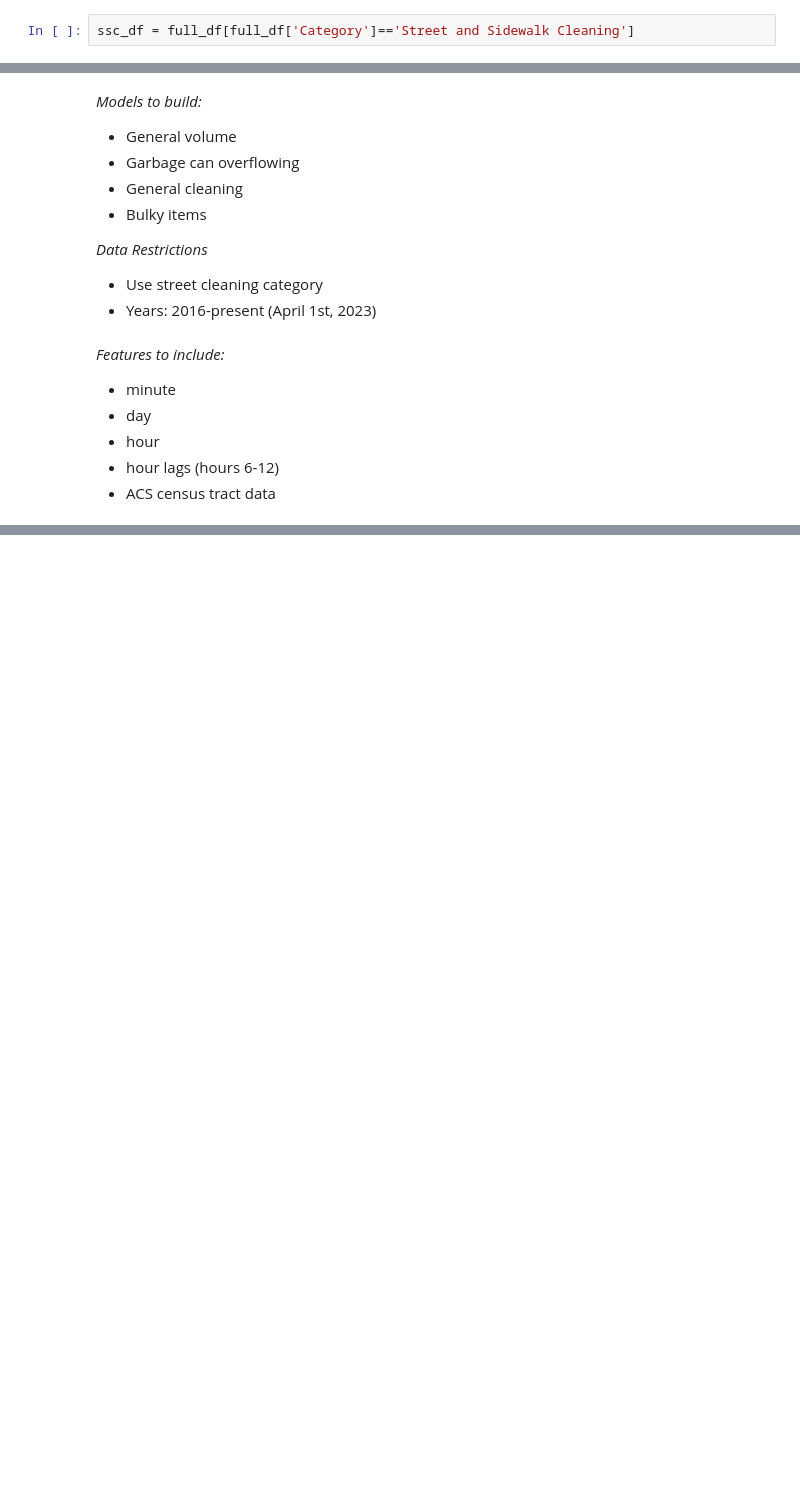
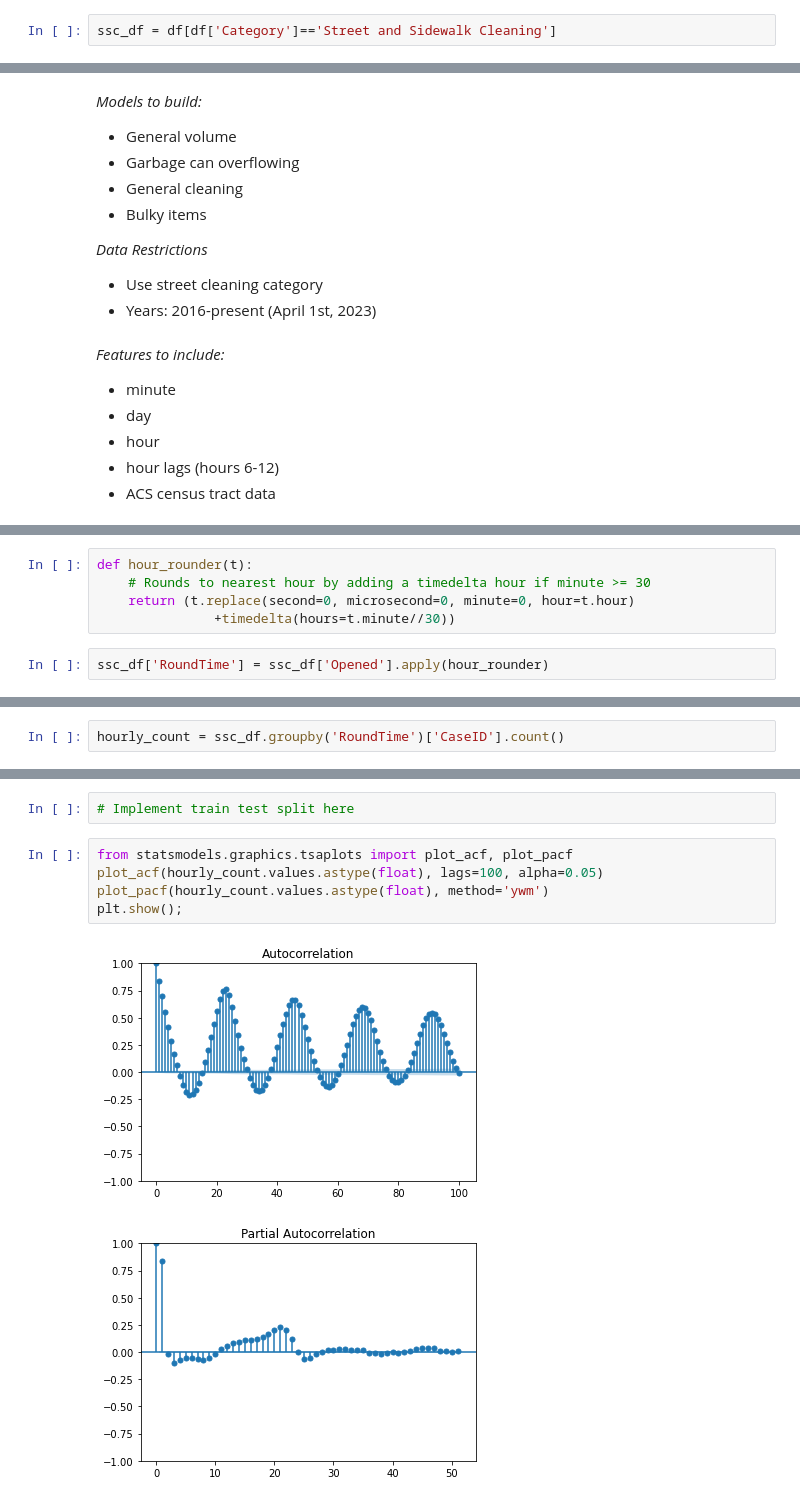
Before and after one commit to peter-amerkhanian/San-Francisco-Service-Analysis, a Jupyter notebook: Final_Project_Jared.ipynb, the cells around one changed output, grey strips where cells are left out. Cells and saved outputs as stored; diff of their text form; blank space fills up the shorter version.

```diff
--- a/Final_Project_Jared.ipynb
+++ b/Final_Project_Jared.ipynb
@@ -134,2 +93,2 @@ full_df = pd.read_csv('311_cases.csv')
 # %%
-ssc_df = full_df[full_df['Category']=='Street and Sidewalk Cleaning']
+ssc_df = df[df['Category']=='Street and Sidewalk Cleaning']
@@ -235,0 +214,7 @@ See the caveats in the documentation: https://pandas.pydata.org/pandas-docs/stab
+# %%
+def hour_rounder(t):
+    # Rounds to nearest hour by adding a timedelta hour if minute >= 30
+    return (t.replace(second=0, microsecond=0, minute=0, hour=t.hour)
+               +timedelta(hours=t.minute//30))
+# %%
+ssc_df['RoundTime'] = ssc_df['Opened'].apply(hour_rounder)
@@ -235,0 +227,2 @@ See the caveats in the documentation: https://pandas.pydata.org/pandas-docs/stab
+# %%
+hourly_count = ssc_df.groupby('RoundTime')['CaseID'].count()
@@ -235,0 +261,10 @@ See the caveats in the documentation: https://pandas.pydata.org/pandas-docs/stab
+# %%
+# Implement train test split here
+# %%
+from statsmodels.graphics.tsaplots import plot_acf, plot_pacf
+plot_acf(hourly_count.values.astype(float), lags=100, alpha=0.05)
+plot_pacf(hourly_count.values.astype(float), method='ywm')
+plt.show();
+# %% [output]
+[figure, added]
+[figure, added]
```
Also changed, not shown: parts of 28 cells of this notebook.
